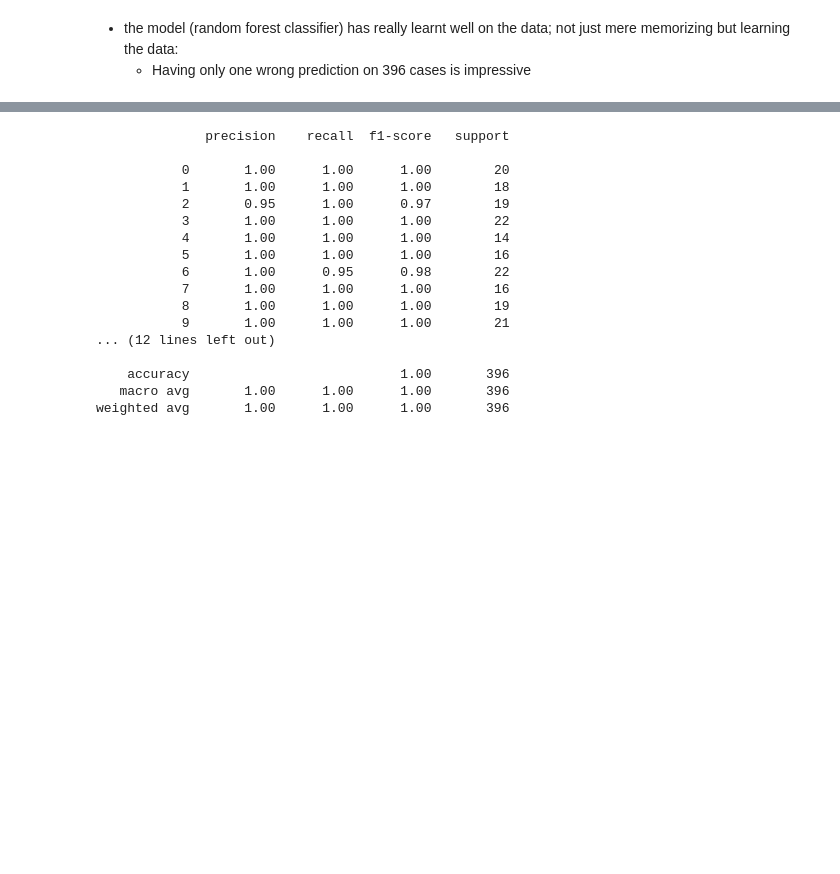
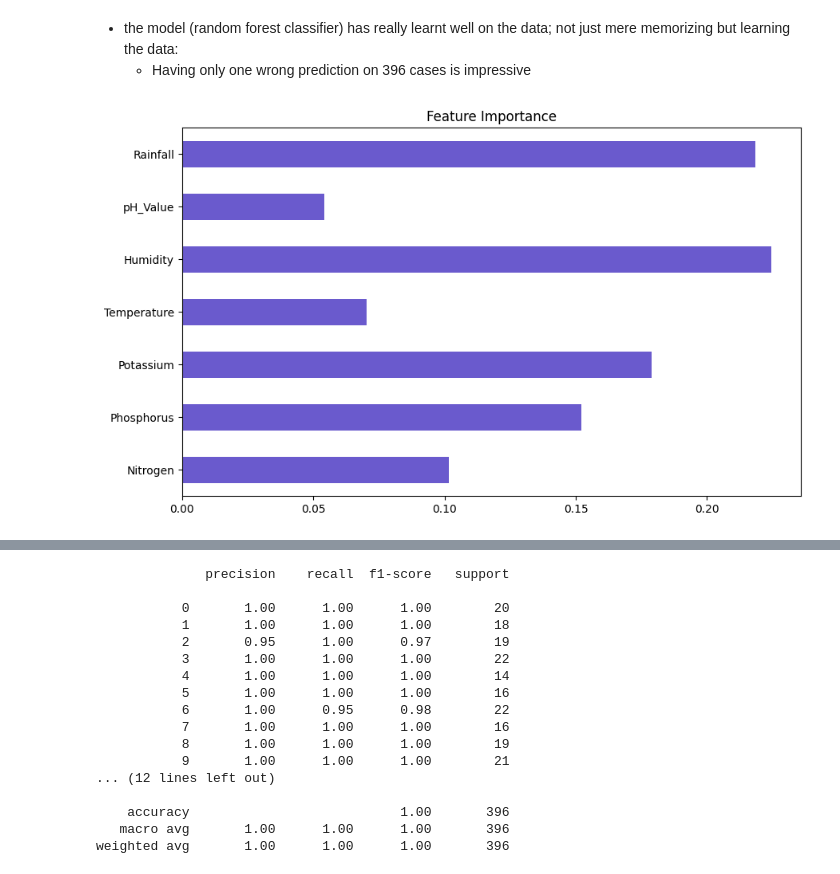
Before and after one commit to Mark-Kitur/crop_recomendation, a Jupyter notebook: crop.ipynb, the cells around one changed output, grey strips where cells are left out. Saved outputs shown, nothing was run; the diff lists cells and outputs as text; code cells hidden in the pictures; blank space fills up the shorter version.

```diff
--- a/crop.ipynb
+++ b/crop.ipynb
@@ -263,3 +263,10 @@ plt.show()
 # %% [markdown]
 - the model (random forest classifier) has really learnt well on the data; not just mere memorizing but learning the data:
    - Having only one wrong prediction on 396 cases is impressive
+# %%
+importance=rnd.feature_importances_
+(pd.Series(importance, index=x_train.columns).plot(kind='barh', color='slateblue', figsize=(10, 6)))
+plt.title('Feature Importance')
+plt.show()
+# %% [output]
+[figure, added]
```
Also changed, not shown: parts of 21 cells of this notebook, 8 other files.
